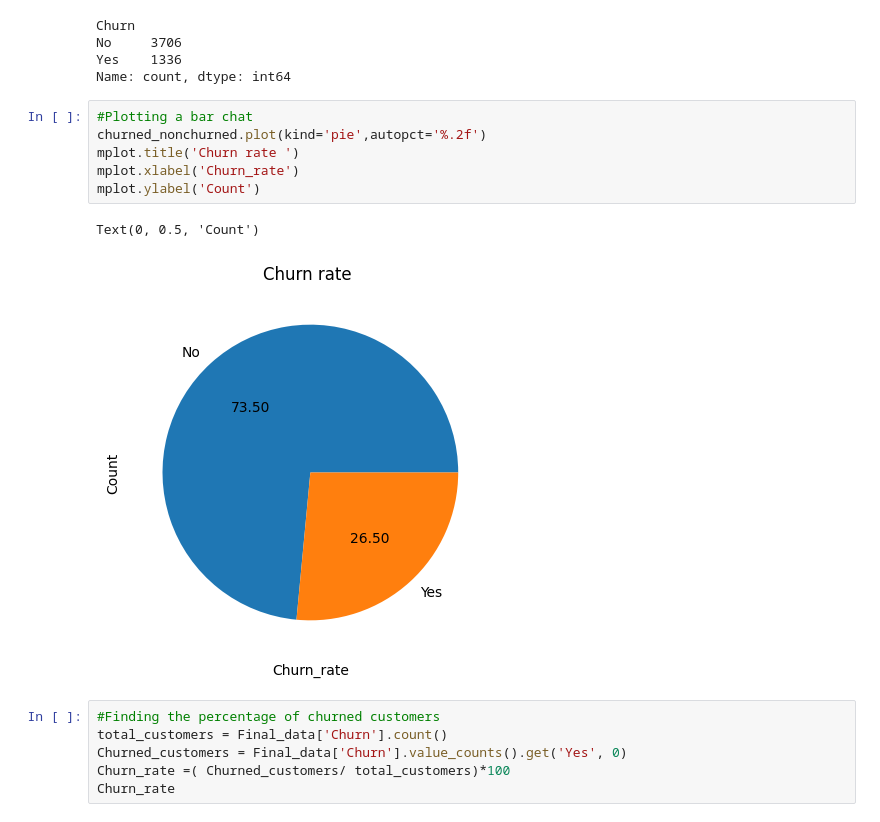
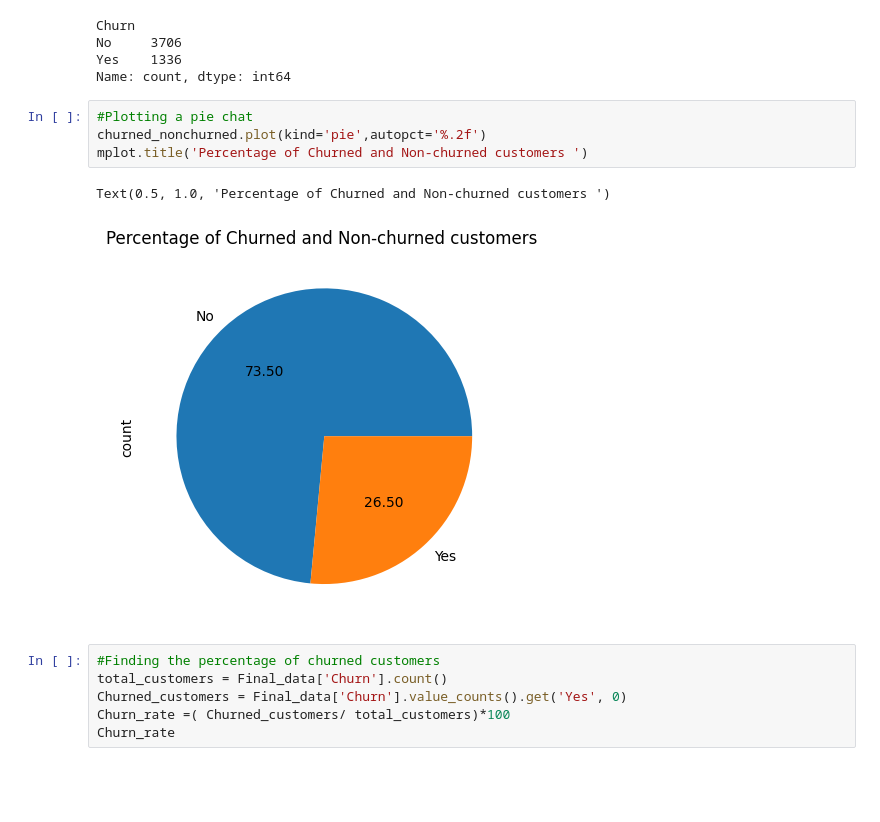
Before and after one commit to Baakwa/LP2_ML_Project, a Jupyter notebook: notebook.ipynb, the cells around one changed output. Saved outputs shown, nothing was run; the diff lists cells and outputs as text; blank space fills up the shorter version.

```diff
--- a/notebook.ipynb
+++ b/notebook.ipynb
@@ -741,14 +744,12 @@ No     3706
 Yes    1336
 Name: count, dtype: int64
 # %%
-#Plotting a bar chat
+#Plotting a pie chat
 churned_nonchurned.plot(kind='pie',autopct='%.2f')
-mplot.title('Churn rate ')
-mplot.xlabel('Churn_rate')
-mplot.ylabel('Count')
+mplot.title('Percentage of Churned and Non-churned customers ')
 # %% [output]
-Text(0, 0.5, 'Count')
+Text(0.5, 1.0, 'Percentage of Churned and Non-churned customers ')
-[figure, old version]
+[figure, new version]
 # %%
 #Finding the percentage of churned customers
 total_customers = Final_data['Churn'].count()
```
Also changed, not shown: parts of 32 cells of this notebook, 1 other file.
